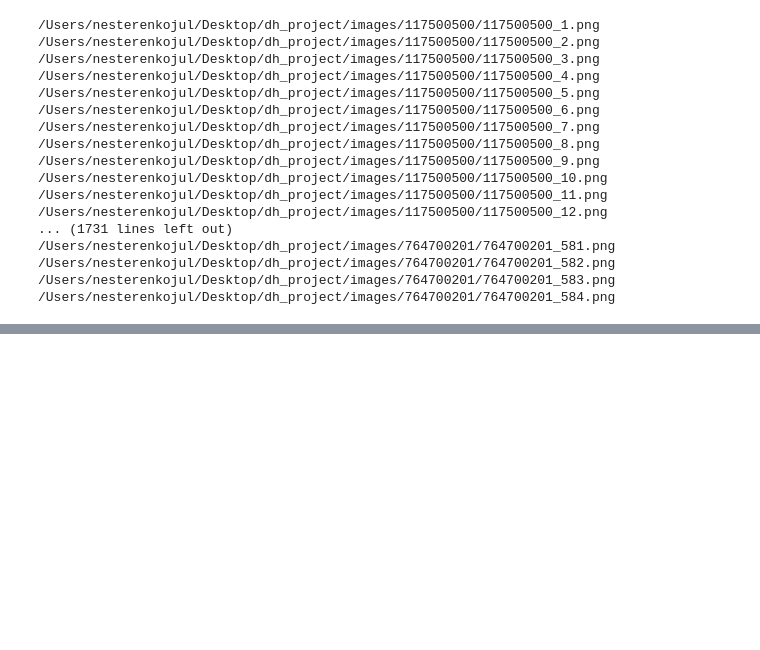
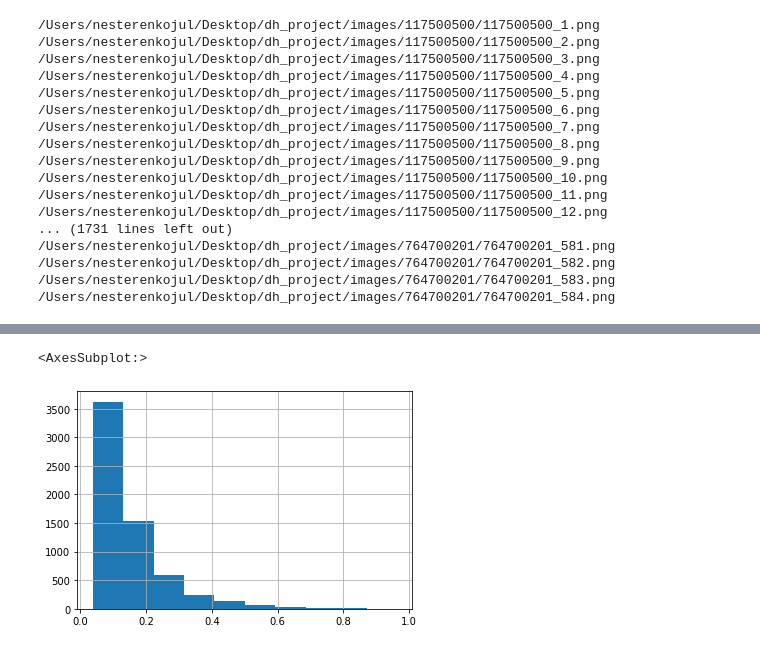
Before and after one commit to nesterenkojul/ecco-heraldry-animals, a Jupyter notebook: dh_data_explore.ipynb, the cells around one changed output, grey strips where cells are left out. Cells and saved outputs as stored; diff of their text form; code cells hidden in the pictures; blank space fills up the shorter version.

Commit message:
First attempt at image classification with clip

```diff
--- a/dh_data_explore.ipynb
+++ b/dh_data_explore.ipynb
@@ -431,0 +461,16 @@ for doc in additional_docs:
+# %%
+
+from transformers import CLIPProcessor, CLIPModel
+
+model = CLIPModel.from_pretrained("openai/clip-vit-base-patch32")
+processor = CLIPProcessor.from_pretrained("openai/clip-vit-base-patch32")
+
+"""
+from transformers import AlignProcessor, AlignModel
+
+model = AlignModel.from_pretrained("kakaobrain/align-base")
+processor = AlignProcessor.from_pretrained("kakaobrain/align-base")
+"""
+
+batch_size = 32
+probs = []
@@ -431,0 +482,27 @@ for doc in additional_docs:
+# %%
+predictions = {}
+
+cur_dir = os.getcwd()
+supporters_dir = os.path.join(cur_dir, f"extracted_images/split_supporters")
+all_files = os.listdir(supporters_dir)[:100]
+for i in range(0, len(all_files), batch_size):
+  i_end = i + batch_size if i + batch_size < len(all_files) else len(all_files)
+  batch_image_paths = all_files[i:i_end]
+  batch_images = [Image.open(os.path.join(supporters_dir, path)) for path in batch_image_paths]
+  inputs = processor(text=classes, images=batch_images, return_tensors="pt", padding=True)
+  outputs = model(**inputs)
+  batch_logits = outputs.logits_per_image
+  batch_probs = batch_logits.softmax(dim=1)
+  probs.extend(batch_probs.tolist())
+# %%
+def predict_class(probs_per_image):
+  max_p = np.max(probs_per_image)
+  max_id = np.argmax(probs_per_image)
+  return classes[max_id], max_p
+
+predictions = [predict_class(row) for row in probs]
+pred_labels = [pr[0] for pr in predictions]
+pred_probs = [pr[1] for pr in predictions]
+
+detected_animals = pd.DataFrame({"filename": all_files, "label": pred_labels, "probability": pred_probs})
+detected_animals
@@ -431,0 +538,5 @@ for doc in additional_docs:
+# %%
+detected_animals.probability.hist()
+# %% [output]
+<AxesSubplot:>
+[figure, added]
```
Also changed, not shown: parts of 7 cells of this notebook.
